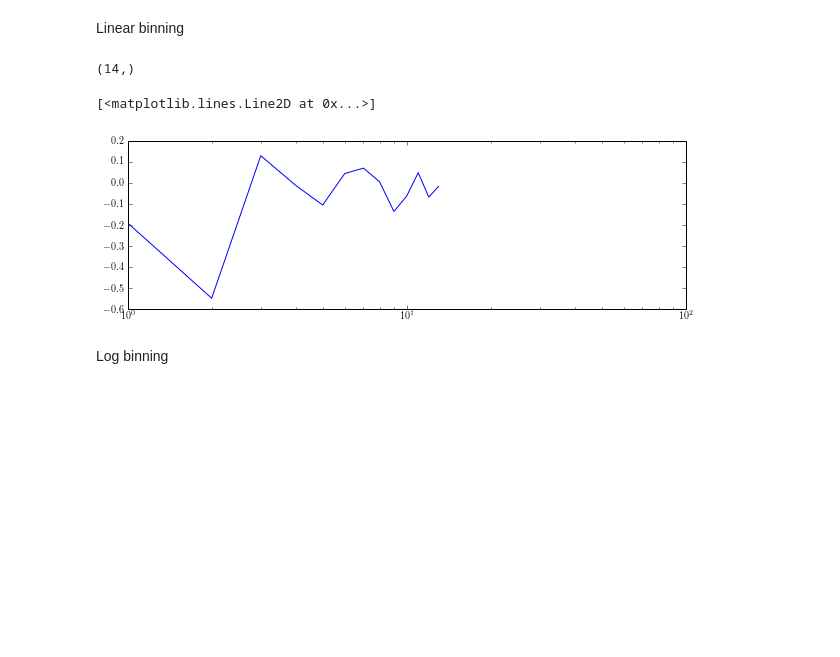
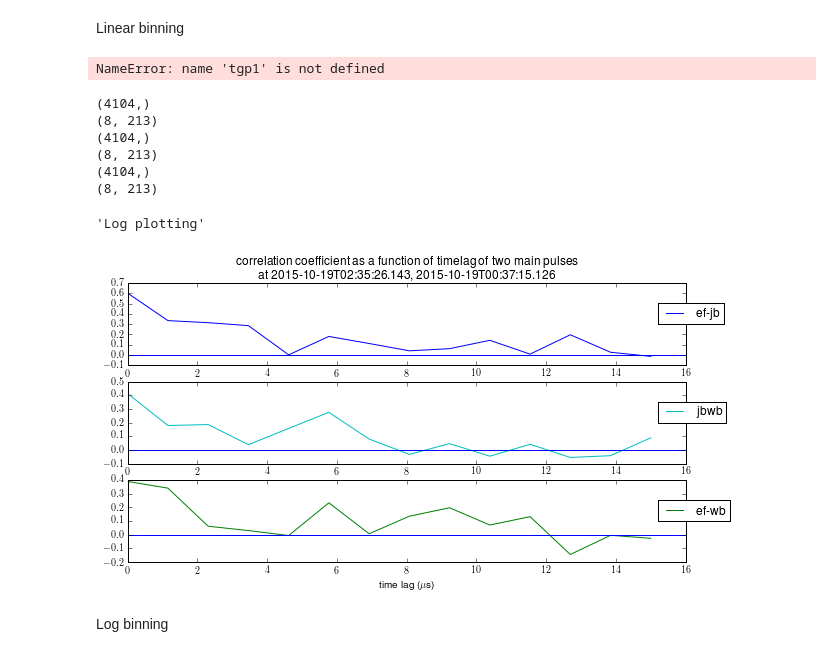
Before and after one commit to xiaozhengxu/scint_analysis, a Jupyter notebook: EVN_crab/process_frequency.ipynb, the cells around one changed output. Drawn from its saved outputs; the diff is of its cells as text; code cells hidden in the pictures; blank space fills up the shorter version.

Commit message:
checking the same pulse on different telescopes

```diff
--- a/EVN_crab/process_frequency.ipynb
+++ b/EVN_crab/process_frequency.ipynb
@@ -241,12 +276,12 @@ def find_cc1(fs1,fs2, binned = 0, bin_no=15):
     return cc
 # %% [markdown]
 Linear binning
-# %%
-cc_means.shape
-# %% [output]
-(14,)
+# %%
+tgp1
+# %% [output]
+NameError: name 'tgp1' is not defined
 # %%
-i = 84
+i = 235
 j = 85
 # fs1ef = load_gp(text_lines[i-1],'ef',512)
 # fs2ef = load_gp(text_lines[j-1],'ef',512)
@@ -254,48 +289,53 @@ j = 85
 # fs2jb = load_gp(text_lines[j-1],'jb',512)
 
 #Using robert's data
-ccef = find_cc(load_gp(text_lines[i-1],'ef',512),load_gp(text_lines[j-1],'ef',512),binned=1)
-ccjb = find_cc(load_gp(text_lines[i-1],'jb',512),load_gp(text_lines[j-1],'jb',512),binned=1)
-ccwb = find_cc(load_gp(text_lines[i-1],'wb',512),load_gp(text_lines[j-1],'wb',512),binned=1)
+ccefjb = find_cc(load_gp(text_lines[i-1],'ef',512),load_gp(text_lines[i-1],'jb',512),binned=1)
+ccjbwb = find_cc(load_gp(text_lines[i-1],'jb',512),load_gp(text_lines[i-1],'wb',512),binned=1)
+ccefwb = find_cc(load_gp(text_lines[i-1],'ef',512),load_gp(text_lines[i-1],'wb',512),binned=1)
 
 #Getting data from my frequency array
-ccef1 = find_cc1(freq_values[i-1],freq_values[j-1],binned=1)
+# ccef1 = find_cc1(freq_values[i-1],freq_values[j-1],binned=1)
+# %% [output]
+(4104,)
+(8, 213)
+(4104,)
+(8, 213)
+(4104,)
+(8, 213)
 # %%
 '''Linear plotting'''
+N=14
 
-# figure(figsize= (10,5))
-# ax1 = subplot(3,1,1)
-# plot(np.linspace(0,15,14),ccef,label='ef')
+figure(figsize= (10,5))
+ax1 = subplot(3,1,1)
+plot(np.linspace(0,15,N),ccefjb,label='ef-jb')
 # ylim(-.2,.2)
-# axhline(y=0.)
-# title('correlation coefficient as a function of timelag of two main pulses\n at {}, {}'.format(time_values[i-1],time_values[j-1]))
-# legend(loc=(0.95,0.5))
+axhline(y=0.)
+title('correlation coefficient as a function of timelag of two main pulses\n at {}, {}'.format(time_values[i-1],time_values[j-1]))
+legend(loc=(0.95,0.5))
 
-# ax2=subplot(3,1,2)
-# plot(np.linspace(0,15,14),ccjb,'c',label = 'jb')
+ax2=subplot(3,1,2)
+plot(np.linspace(0,15,N),ccjbwb,'c',label = 'jbwb')
 # ylim(-.2,.2)
-# axhline(y=0.)
-# # axarr[1].set_title('jb:correlation coefficient as a function of timelag of two main pulses\n at {}, {}'.format(time_values[i-1],time_values[j-1]))
-# legend(loc=(0.95,0.5))
+axhline(y=0.)
+# axarr[1].set_title('jb:correlation coefficient as a function of timelag of two main pulses\n at {}, {}'.format(time_values[i-1],time_values[j-1]))
+legend(loc=(0.95,0.5))
 
-# ax2=subplot(3,1,3)
-# plot(np.linspace(0,15,14),ccwb,'g',label='wb')
+ax2=subplot(3,1,3)
+plot(np.linspace(0,15,N),ccefwb,'g',label='ef-wb')
 # ylim(-.2,.2)
-# axhline(y=0.)
-# xlabel(r'time lag ($\mu$s)')
-# # axarr[2].set_title('wb:correlation coefficient as a function of timelag of two main pulses\n at {}, {}'.format(time_values[i-1],time_values[j-1]))
-# legend(loc=(0.95,0.5))
+axhline(y=0.)
+xlabel(r'time lag ($\mu$s)')
+# axarr[2].set_title('wb:correlation coefficient as a function of timelag of two main pulses\n at {}, {}'.format(time_values[i-1],time_values[j-1]))
+legend(loc=(0.95,0.5))
 
-# figure(figsize = (10,2))
-# plot(np.linspace(0,15,14),ccef1)
-# axhline(y=0.)
 
 '''Log plotting'''
-figure(figsize=(10,3))
-semilogx(ccef)
+# figure(figsize=(10,3))
+# semilogx(ccef)
 # %% [output]
-[<matplotlib.lines.Line2D at 0x...>]
+'Log plotting'
-[figure, old version]
+[figure, new version]
 # %% [markdown]
 Log binning
 # %%
```
Also changed, not shown: parts of 4 cells of this notebook, 1 other file.
